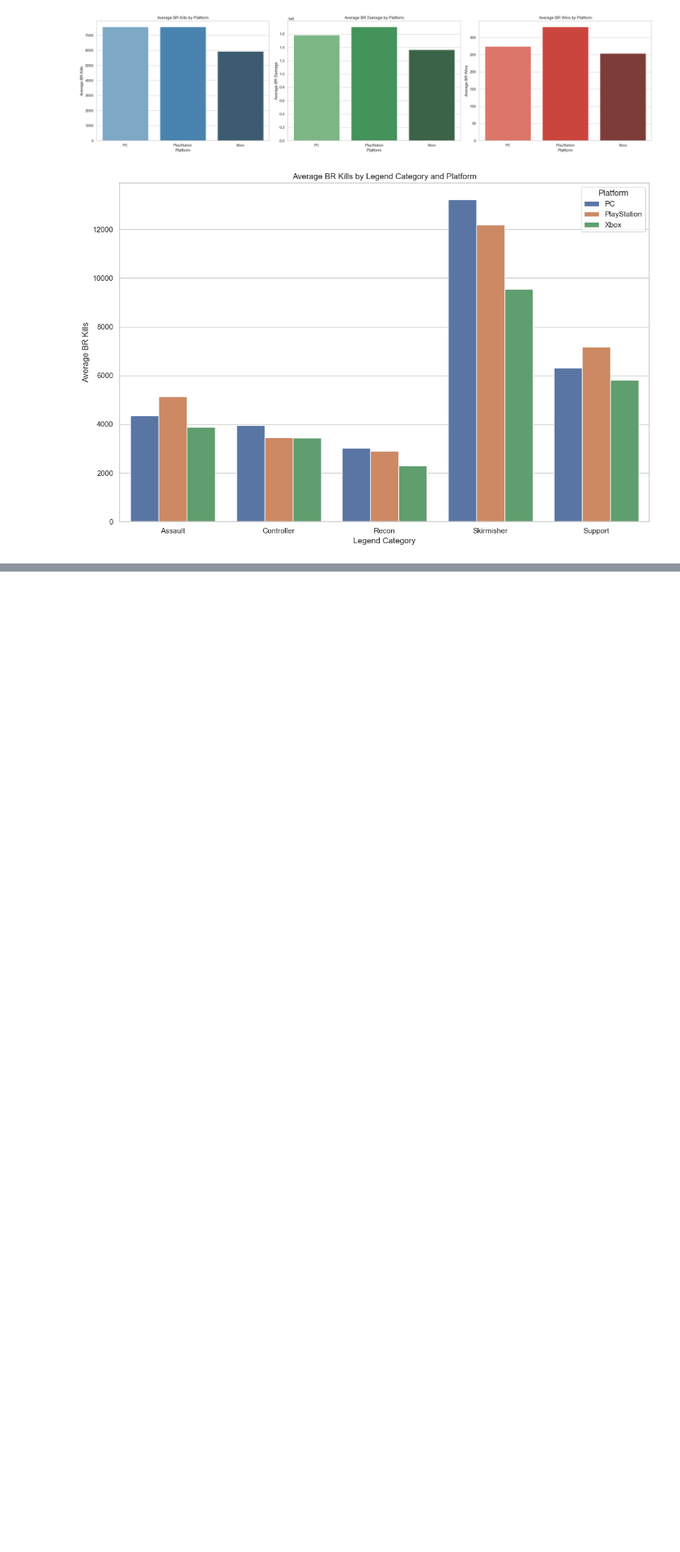
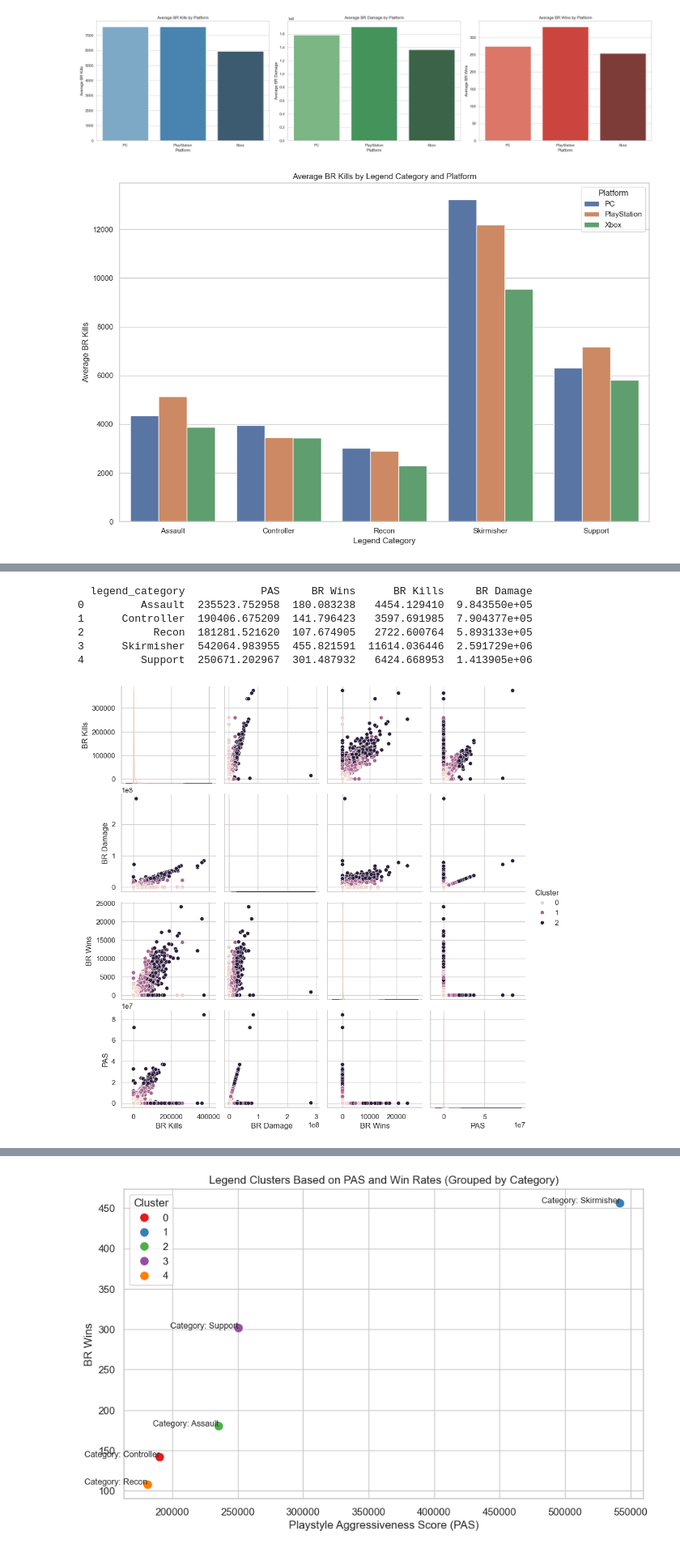
Before and after one commit to AltaafAlly/Apex-Legends-Research, a Jupyter notebook: Data Analysis/Legend_Stats_Analysis.ipynb, the cells around one changed output, grey strips where cells are left out. Shown at 81% size. Cells and saved outputs as stored; diff of their text form; code cells hidden in the pictures; blank space fills up the shorter version.

```diff
--- a/Data Analysis/Legend_Stats_Analysis.ipynb
+++ b/Data Analysis/Legend_Stats_Analysis.ipynb
@@ -247,0 +439,71 @@ Passing `palette` without assigning `hue` is deprecated and will be removed in v
+# %%
+from sklearn.cluster import KMeans
+
+
+# Remove rows where 'BR Wins' or 'BR Damage' are zero
+legend_stats_cleaned = legend_stats[(legend_stats['BR Wins'] != 0) & (legend_stats['BR Damage'] != 0)]
+
+# Calculate the Playstyle Aggressiveness Score (PAS)
+# Ensure that 'BR Kills', 'BR Damage', and 'BR Wins' columns exist
+legend_stats['PAS'] = (legend_stats['BR Kills'] / (legend_stats['BR Wins'] + 1)) + \
+                      (legend_stats['BR Damage'] / (legend_stats['BR Wins'] + 1))
+
+
+# Recalculate PAS with the cleaned dataset
+legend_stats_cleaned['PAS'] = (legend_stats_cleaned['BR Kills'] / legend_stats_cleaned['BR Wins']) + \
+                              (legend_stats_cleaned['BR Damage'] / legend_stats_cleaned['BR Wins'])
+
+# Continue with the rest of your analysis (clustering, visualizations, etc.)
+
+# Group by Legend category to get average PAS and Win rates
+legend_performance = legend_stats.groupby('legend_category')[['PAS', 'BR Wins', 'BR Kills', 'BR Damage']].mean().reset_index()
+
+# Print the average PAS, Kills, Damage, and Win rates per Legend category
+print(legend_performance)
+
+# Unsupervised Learning: K-Means Clustering on PAS, Wins, Kills, and Damage
+# Cluster based on individual data first
+X = legend_stats[['BR Kills', 'BR Damage', 'BR Wins', 'PAS']]
+
+# Perform K-Means Clustering (3 clusters for individual player data)
+kmeans = KMeans(n_clusters=3, random_state=42)
+legend_stats['Cluster'] = kmeans.fit_predict(X)
+
+# Visualize the clustering results using a pairplot for individual data
+sns.pairplot(legend_stats, hue='Cluster', vars=['BR Kills', 'BR Damage', 'BR Wins', 'PAS'])
+plt.show()
+
+# Now let's add the Cluster information to the grouped legend_performance dataframe (for category-level analysis)
+
+# Prepare data for clustering based on grouped averages (averaged by Legend category)
+X_grouped = legend_performance[['PAS', 'BR Wins', 'BR Kills', 'BR Damage']]
+
+# Perform K-Means Clustering on grouped data (5 clusters for 5 categories)
+kmeans_grouped = KMeans(n_clusters=5, random_state=42)
+legend_performance['Cluster'] = kmeans_grouped.fit_predict(X_grouped)
+
+# Print the grouped data with clusters
+print(legend_performance)
+
+# Visualize the clusters of PAS, Wins, Kills, and Damage for grouped data
+plt.figure(figsize=(10, 6))
+
+# Scatter plot with clusters
+scatter = sns.scatterplot(data=legend_performance, x='PAS', y='BR Wins', hue='Cluster', palette='Set1', s=100)
+
+# Add labels for each data point (the legend category and cluster)
+for i in range(len(legend_performance)):
+    plt.text(legend_performance['PAS'].iloc[i],
+             legend_performance['BR Wins'].iloc[i],
+             f"Category: {legend_performance['legend_category'].iloc[i]}",
+             fontsize=9,
+             ha='right')  # Adjust 'ha' for horizontal alignment if needed
+
+# Customize plot
+plt.title('Legend Clusters Based on PAS and Win Rates (Grouped by Category)')
+plt.xlabel('Playstyle Aggressiveness Score (PAS)')
+plt.ylabel('BR Wins')
+
+# Show the plot
+plt.show()
+# %% [output]
@@ -247,0 +515,7 @@ Passing `palette` without assigning `hue` is deprecated and will be removed in v
+  legend_category            PAS     BR Wins      BR Kills     BR Damage
+0         Assault  235523.752958  180.083238   4454.129410  9.843550e+05
+1      Controller  190406.675209  141.796423   3597.691985  7.904377e+05
+2           Recon  181281.521620  107.674905   2722.600764  5.893133e+05
+3      Skirmisher  542064.983955  455.821591  11614.036446  2.591729e+06
+4         Support  250671.202967  301.487932   6424.668953  1.413905e+06
+[figure, added]
@@ -247,0 +535 @@ Passing `palette` without assigning `hue` is deprecated and will be removed in v
+[figure, added]
```
Also changed, not shown: parts of 16 cells of this notebook, 20 other files.
